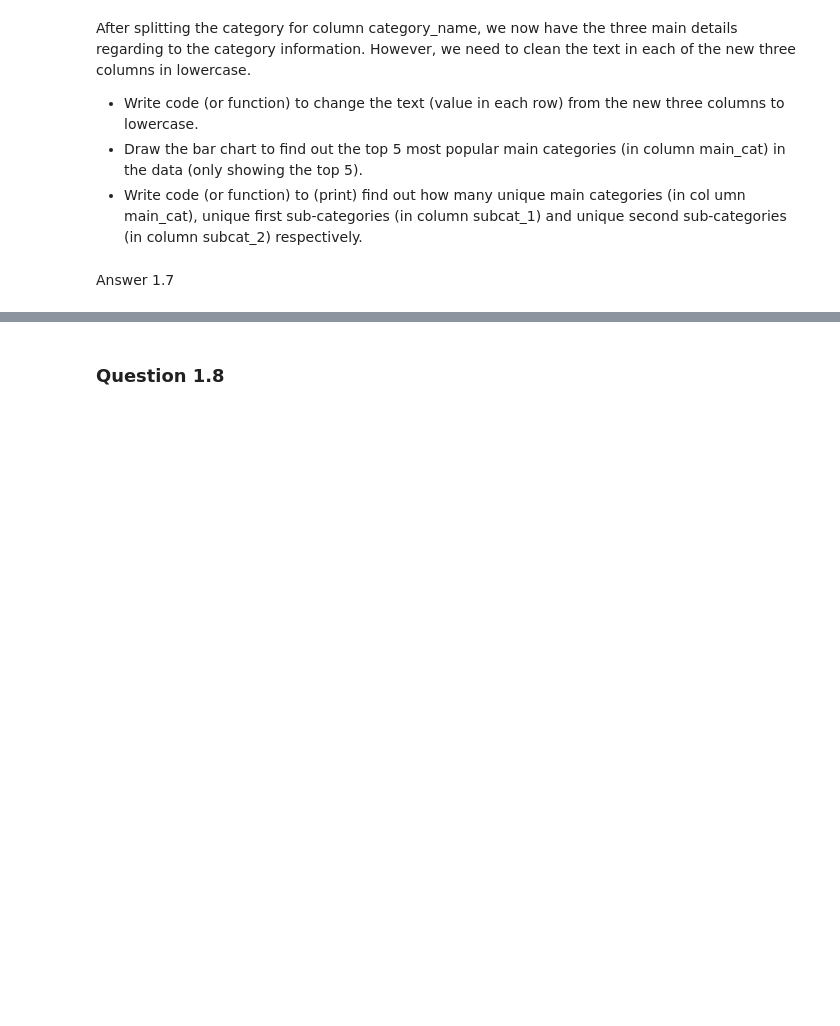
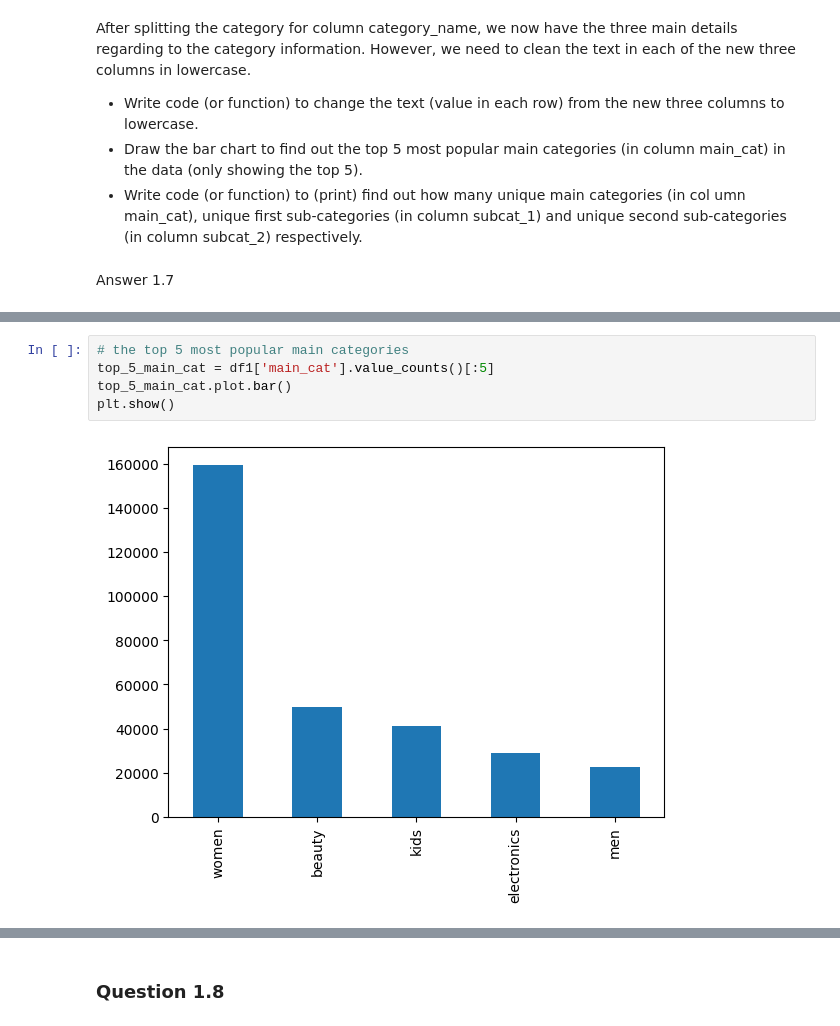
Before and after one commit to art-python/MSDeakin, a Jupyter notebook: SIG742Task2.ipynb, the cells around one changed output, grey strips where cells are left out. Saved outputs shown, nothing was run; the diff lists cells and outputs as text; blank space fills up the shorter version.

```diff
--- a/SIG742Task2.ipynb
+++ b/SIG742Task2.ipynb
@@ -307,0 +460,7 @@ Answer 1.7
+# %%
+# the top 5 most popular main categories
+top_5_main_cat = df1['main_cat'].value_counts()[:5]
+top_5_main_cat.plot.bar()
+plt.show()
+# %% [output]
+[figure, added]
```
Also changed, not shown: parts of 20 cells of this notebook.
